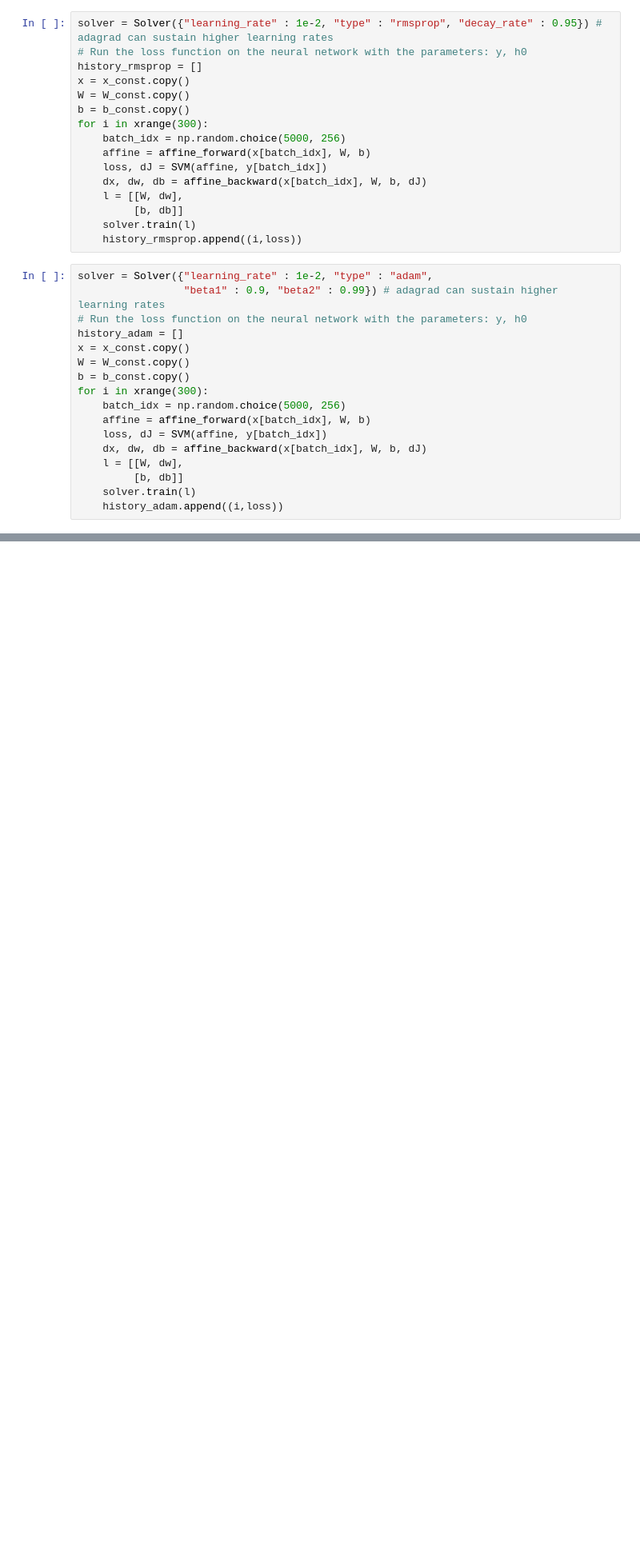
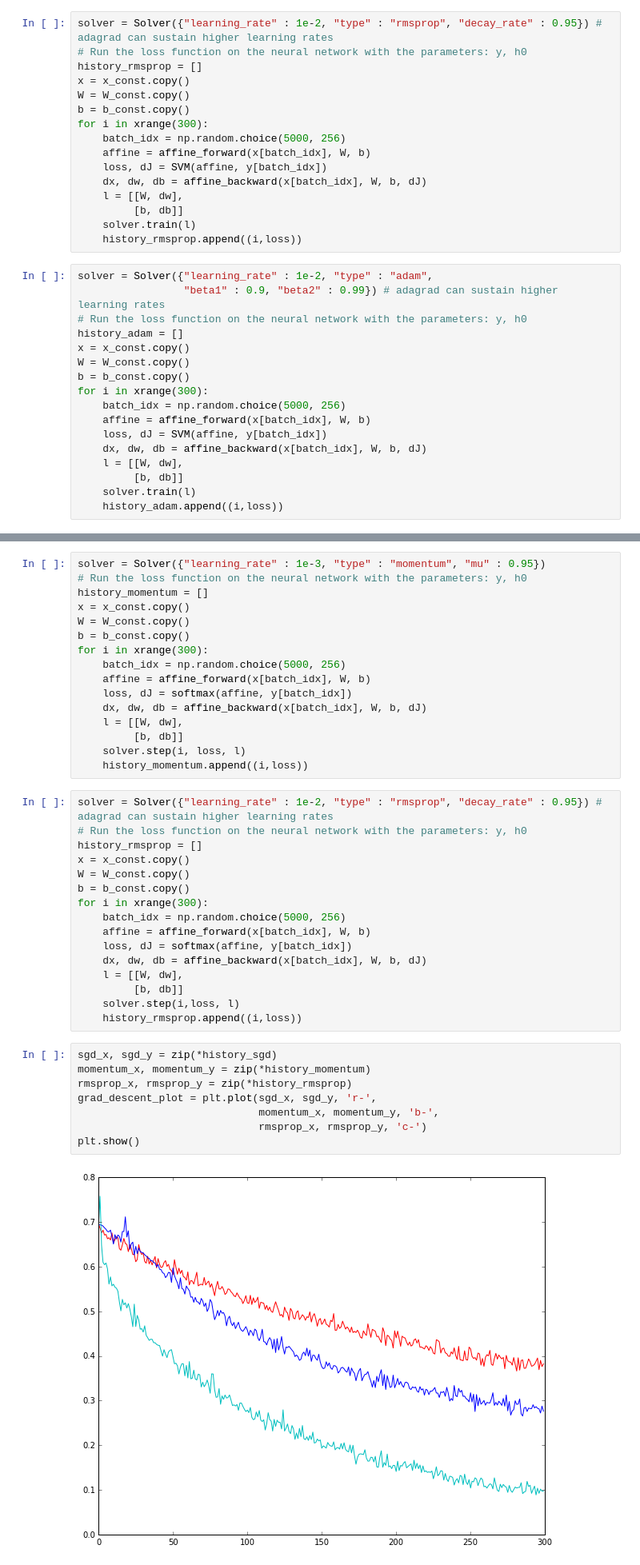
Before and after one commit to OneRaynyDay/RNNTK, a Jupyter notebook: Gradient Solver Unit Test.ipynb, the cells around one changed output, grey strips where cells are left out. Shown: that part at 80% size. Saved outputs shown, nothing was run; the diff lists cells and outputs as text; blank space fills up the shorter version.

```diff
--- a/Gradient Solver Unit Test.ipynb
+++ b/Gradient Solver Unit Test.ipynb
@@ -128,0 +163,42 @@ plt.show()
+# %%
+solver = Solver({"learning_rate" : 1e-3, "type" : "momentum", "mu" : 0.95})
+# Run the loss function on the neural network with the parameters: y, h0
+history_momentum = []
+x = x_const.copy()
+W = W_const.copy()
+b = b_const.copy()
+for i in xrange(300):
+    batch_idx = np.random.choice(5000, 256)
+    affine = affine_forward(x[batch_idx], W, b)
+    loss, dJ = softmax(affine, y[batch_idx])
+    dx, dw, db = affine_backward(x[batch_idx], W, b, dJ)
+    l = [[W, dw],
+         [b, db]]
+    solver.step(i, loss, l)
+    history_momentum.append((i,loss))
+# %%
+solver = Solver({"learning_rate" : 1e-2, "type" : "rmsprop", "decay_rate" : 0.95}) # adagrad can sustain higher learning rates
+# Run the loss function on the neural network with the parameters: y, h0
+history_rmsprop = []
+x = x_const.copy()
+W = W_const.copy()
+b = b_const.copy()
+for i in xrange(300):
+    batch_idx = np.random.choice(5000, 256)
+    affine = affine_forward(x[batch_idx], W, b)
+    loss, dJ = softmax(affine, y[batch_idx])
+    dx, dw, db = affine_backward(x[batch_idx], W, b, dJ)
+    l = [[W, dw],
+         [b, db]]
+    solver.step(i,loss, l)
+    history_rmsprop.append((i,loss))
+# %%
+sgd_x, sgd_y = zip(*history_sgd)
+momentum_x, momentum_y = zip(*history_momentum)
+rmsprop_x, rmsprop_y = zip(*history_rmsprop)
+grad_descent_plot = plt.plot(sgd_x, sgd_y, 'r-',
+                             momentum_x, momentum_y, 'b-',
+                             rmsprop_x, rmsprop_y, 'c-')
+plt.show()
+# %% [output]
+[figure, added]
```
Also changed, not shown: parts of 4 cells of this notebook, 25 other files.
